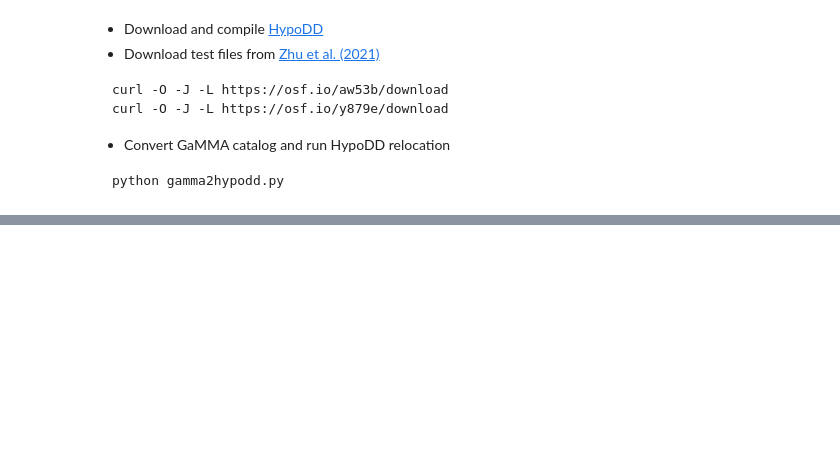
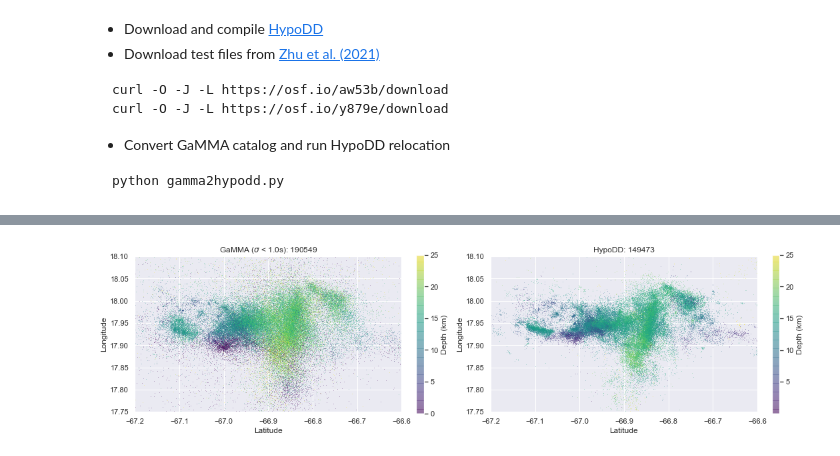
Before and after one commit to AI4EPS/QuakeFlow, a Jupyter notebook: HypoDD/visulization.ipynb, the cells around one changed output, grey strips where cells are left out. Cells and saved outputs as stored; diff of their text form; code cells hidden in the pictures; blank space fills up the shorter version.

```diff
--- a/HypoDD/visulization.ipynb
+++ b/HypoDD/visulization.ipynb
@@ -52,0 +125,43 @@ plt.show()
+# %%
+plt.figure(figsize=(15, 6))
+
+im_ratio = (ylim[1]-ylim[0])/(xlim[1]-xlim[0])
+
+c = catalog_gamma_selected["depth(m)"].copy()/1e3
+c[c<zlim[0]] = zlim[0]
+if zlim_special is None:
+    c[c>zlim[1]] = zlim[1]
+else:
+    c[c>zlim_special[1]] = zlim_special[1]
+
+plt.subplot(121)
+plt.scatter(catalog_gamma_selected["longitude"], catalog_gamma_selected["latitude"], s=size, c=c, alpha=alpha, marker=",", cmap=palette, linewidth=0, rasterized=True)
+plt.title(f"GaMMA ($\sigma$ < {max_sigma:.1f}s): {len(catalog_gamma_selected)}")
+plt.axis("scaled")
+plt.xlim(xlim)
+plt.ylim(ylim)
+plt.xlabel("Latitude")
+plt.ylabel("Longitude")
+plt.colorbar(label="Depth (km)", fraction=0.047*im_ratio)
+
+c = catalog_hypoDD["DEPTH"].copy()
+c[c<zlim[0]] = zlim[0]
+c[c>zlim[1]] = zlim[1]
+
+plt.subplot(122)
+im = plt.scatter(catalog_hypoDD["LON"], catalog_hypoDD["LAT"], s=size, c=c, alpha=alpha, marker=",", cmap=palette, linewidth=0, rasterized=True)
+plt.title(f"HypoDD: {len(catalog_hypoDD)}")
+plt.axis("scaled")
+plt.xlim(xlim)
+plt.ylim(ylim)
+plt.xlabel("Latitude")
+plt.ylabel("Longitude")
+plt.colorbar(label="Depth (km)", fraction=0.047*im_ratio)
+
+plt.tight_layout()
+
+plt.savefig(f"{region_name}/GaMMA2HypoDD_latitude_vs_longitude_color_by_depth.pdf", bbox_inches="tight", dpi=600)
+plt.savefig(f"{region_name}/GaMMA2HypoDD_latitude_vs_longitude_color_by_depth.png", bbox_inches="tight", dpi=600)
+plt.show()
+# %% [output]
+[figure, added]
```
Also changed, not shown: parts of 15 cells of this notebook, 8 other files.
